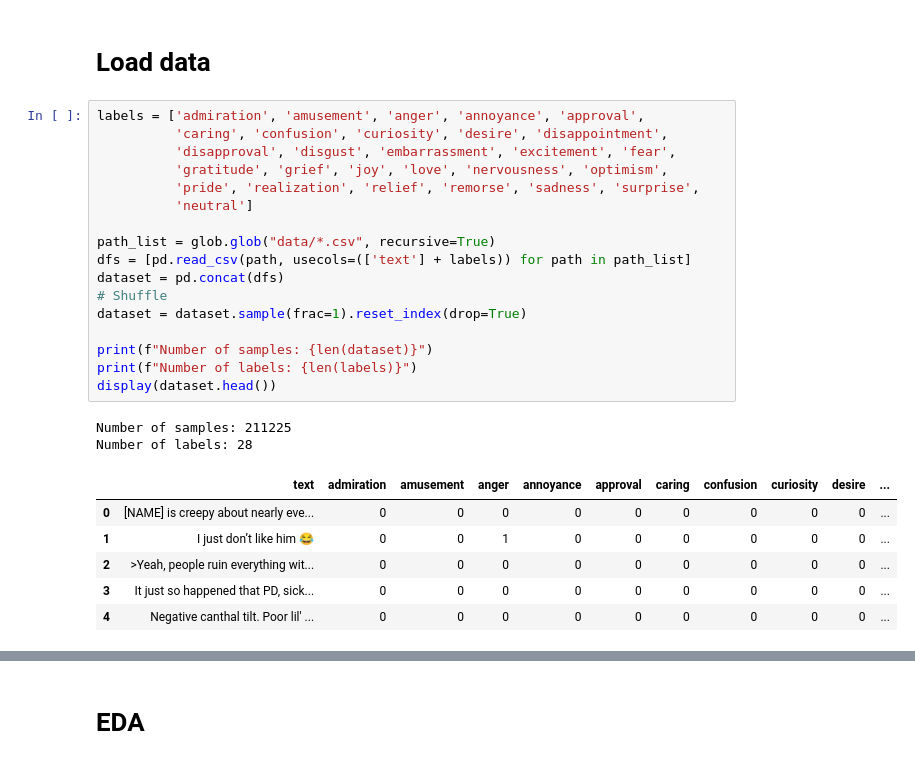
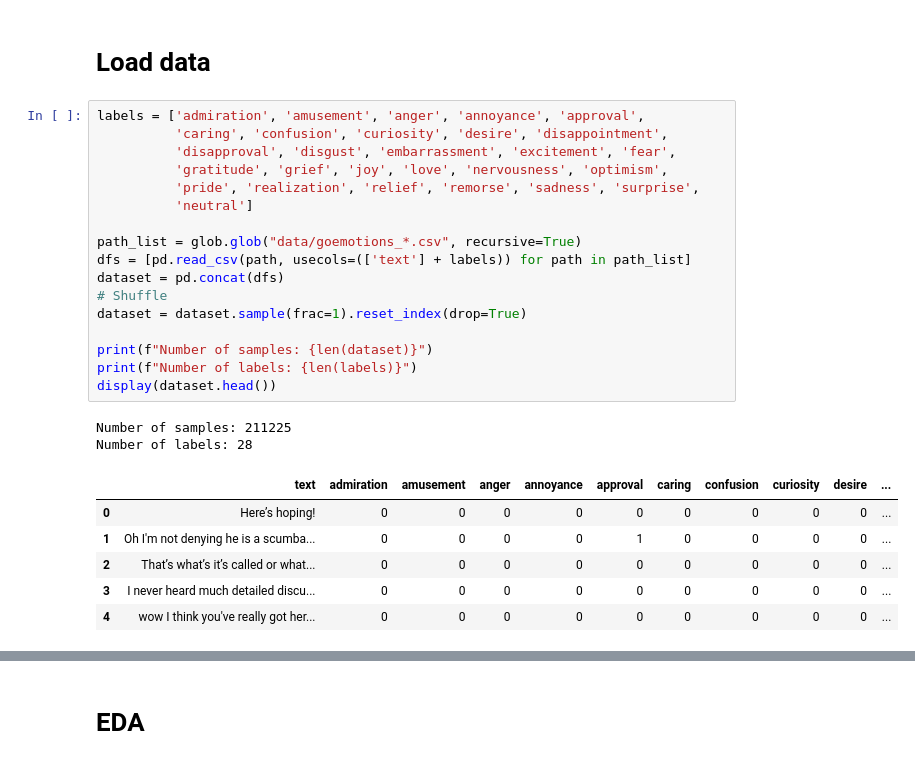
Before and after one commit to dimitreOliveira/EmoBERT-MLOps, a Jupyter notebook: notebooks/EmoBERT.ipynb, the cells around one changed output, grey strips where cells are left out. Drawn from its saved outputs; the diff is of its cells as text.

```diff
--- a/notebooks/EmoBERT.ipynb
+++ b/notebooks/EmoBERT.ipynb
@@ -35,26 +35,26 @@ goemotions_3.csv    100%[===================>]  13.73M  --.-KB/s    in 0.08s
 # %%
 labels = ['admiration', 'amusement', 'anger', 'annoyance', 'approval',
           'caring', 'confusion', 'curiosity', 'desire', 'disappointment',
           'disapproval', 'disgust', 'embarrassment', 'excitement', 'fear',
           'gratitude', 'grief', 'joy', 'love', 'nervousness', 'optimism',
           'pride', 'realization', 'relief', 'remorse', 'sadness', 'surprise',
           'neutral']
 
-path_list = glob.glob("data/*.csv", recursive=True)
+path_list = glob.glob("data/goemotions_*.csv", recursive=True)
 dfs = [pd.read_csv(path, usecols=(['text'] + labels)) for path in path_list]
 dataset = pd.concat(dfs)
 # Shuffle
 dataset = dataset.sample(frac=1).reset_index(drop=True)
 
 print(f"Number of samples: {len(dataset)}")
 print(f"Number of labels: {len(labels)}")
 display(dataset.head())
 # %% [output]
 Number of samples: 211225
 Number of labels: 28
 |  | text | admiration | amusement | anger | annoyance | approval | caring | confusion | curiosity | desire | ... |
-| 0 | [NAME] is creepy about nearly eve... | 0 | 0 | 0 | 0 | 0 | 0 | 0 | 0 | 0 | ... |
-| 1 | I just don’t like him 😂 | 0 | 0 | 1 | 0 | 0 | 0 | 0 | 0 | 0 | ... |
-| 2 | >Yeah, people ruin everything wit... | 0 | 0 | 0 | 0 | 0 | 0 | 0 | 0 | 0 | ... |
-| 3 | It just so happened that PD, sick... | 0 | 0 | 0 | 0 | 0 | 0 | 0 | 0 | 0 | ... |
-| 4 | Negative canthal tilt. Poor lil' ... | 0 | 0 | 0 | 0 | 0 | 0 | 0 | 0 | 0 | ... |
+| 0 | Here’s hoping! | 0 | 0 | 0 | 0 | 0 | 0 | 0 | 0 | 0 | ... |
+| 1 | Oh I'm not denying he is a scumba... | 0 | 0 | 0 | 0 | 1 | 0 | 0 | 0 | 0 | ... |
+| 2 | That’s what’s it’s called or what... | 0 | 0 | 0 | 0 | 0 | 0 | 0 | 0 | 0 | ... |
+| 3 | I never heard much detailed discu... | 0 | 0 | 0 | 0 | 0 | 0 | 0 | 0 | 0 | ... |
+| 4 | wow I think you've really got her... | 0 | 0 | 0 | 0 | 0 | 0 | 0 | 0 | 0 | ... |
```
Also changed, not shown: parts of 37 cells of this notebook.
